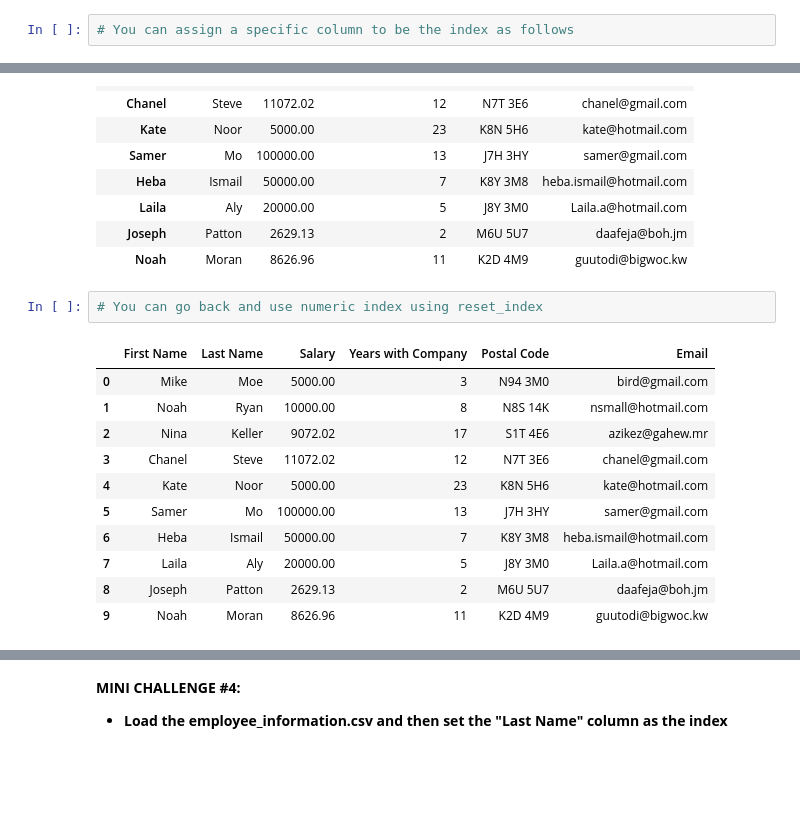
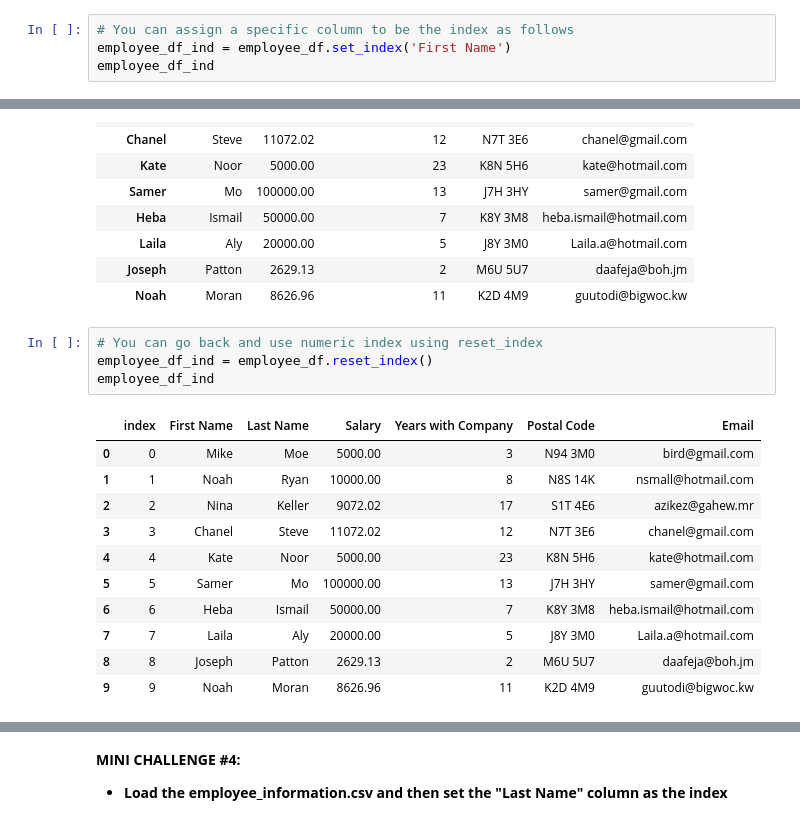
Before and after one commit to parulj3795/Understanding-Pandas, a Jupyter notebook: Part-2/Pandas for Data Analysis - Learning Path Part 2.ipynb, the cells around one changed output, grey strips where cells are left out. Cells and saved outputs as stored; diff of their text form; blank space fills up the shorter version.

```diff
--- a/Part-2/Pandas for Data Analysis - Learning Path Part 2.ipynb
+++ b/Part-2/Pandas for Data Analysis - Learning Path Part 2.ipynb
@@ -182,6 +184,8 @@ employee_df
 | 9 | Noah | Moran | 8626.96 | 11 | K2D 4M9 | guutodi@bigwoc.kw |
 # %%
 # You can assign a specific column to be the index as follows
+employee_df_ind = employee_df.set_index('First Name')
+employee_df_ind
 # %% [output]
 |  | Last Name | Salary | Years with Company | Postal Code | Email |
 | First Name |  |  |  |  |  |
@@ -197,17 +201,19 @@ employee_df
 | Noah | Moran | 8626.96 | 11 | K2D 4M9 | guutodi@bigwoc.kw |
 # %%
 # You can go back and use numeric index using reset_index
+employee_df_ind = employee_df.reset_index()
+employee_df_ind
 # %% [output]
-|  | First Name | Last Name | Salary | Years with Company | Postal Code | Email |
-| 0 | Mike | Moe | 5000.00 | 3 | N94 3M0 | bird@gmail.com |
-| 1 | Noah | Ryan | 10000.00 | 8 | N8S 14K | nsmall@hotmail.com |
-| 2 | Nina | Keller | 9072.02 | 17 | S1T 4E6 | azikez@gahew.mr |
-| 3 | Chanel | Steve | 11072.02 | 12 | N7T 3E6 | chanel@gmail.com |
-| 4 | Kate | Noor | 5000.00 | 23 | K8N 5H6 | kate@hotmail.com |
-| 5 | Samer | Mo | 100000.00 | 13 | J7H 3HY | samer@gmail.com |
-| 6 | Heba | Ismail | 50000.00 | 7 | K8Y 3M8 | heba.ismail@hotmail.com |
-| 7 | Laila | Aly | 20000.00 | 5 | J8Y 3M0 | Laila.a@hotmail.com |
-| 8 | Joseph | Patton | 2629.13 | 2 | M6U 5U7 | daafeja@boh.jm |
-| 9 | Noah | Moran | 8626.96 | 11 | K2D 4M9 | guutodi@bigwoc.kw |
+|  | index | First Name | Last Name | Salary | Years with Company | Postal Code | Email |
+| 0 | 0 | Mike | Moe | 5000.00 | 3 | N94 3M0 | bird@gmail.com |
+| 1 | 1 | Noah | Ryan | 10000.00 | 8 | N8S 14K | nsmall@hotmail.com |
+| 2 | 2 | Nina | Keller | 9072.02 | 17 | S1T 4E6 | azikez@gahew.mr |
+| 3 | 3 | Chanel | Steve | 11072.02 | 12 | N7T 3E6 | chanel@gmail.com |
+| 4 | 4 | Kate | Noor | 5000.00 | 23 | K8N 5H6 | kate@hotmail.com |
+| 5 | 5 | Samer | Mo | 100000.00 | 13 | J7H 3HY | samer@gmail.com |
+| 6 | 6 | Heba | Ismail | 50000.00 | 7 | K8Y 3M8 | heba.ismail@hotmail.com |
+| 7 | 7 | Laila | Aly | 20000.00 | 5 | J8Y 3M0 | Laila.a@hotmail.com |
+| 8 | 8 | Joseph | Patton | 2629.13 | 2 | M6U 5U7 | daafeja@boh.jm |
+| 9 | 9 | Noah | Moran | 8626.96 | 11 | K2D 4M9 | guutodi@bigwoc.kw |
 # %%
 # Alternatively, you can set the index name when you read the csv file as follows
```
Also changed, not shown: parts of 14 cells of this notebook, 2 other files.
